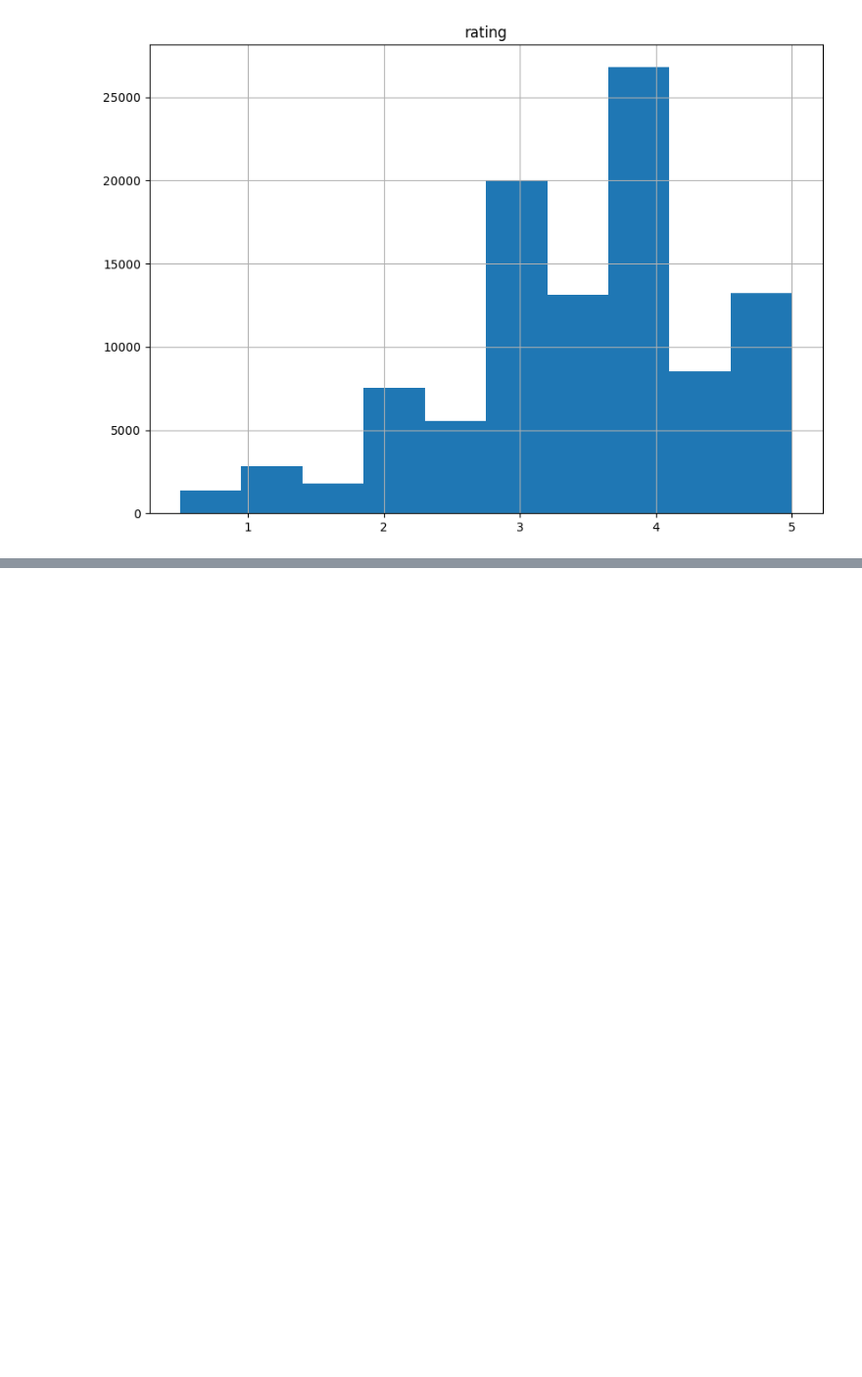
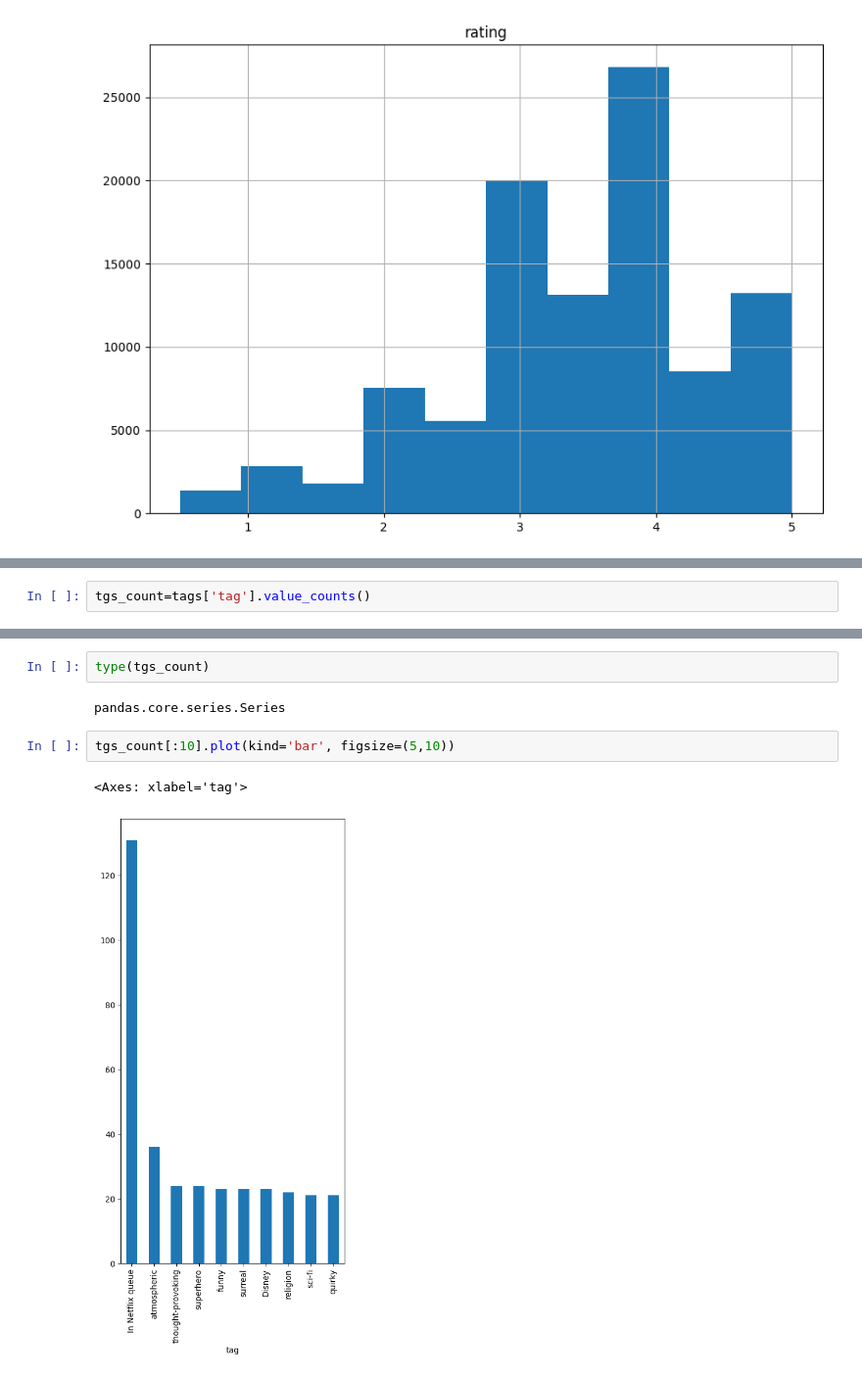
Before and after one commit to Cllasd44/Inteligencia-Artificiial, a Jupyter notebook: BD.ipynb, the cells around one changed output, grey strips where cells are left out. Shown at 98% size. Cells and saved outputs as stored; diff of their text form; blank space fills up the shorter version.

```diff
--- a/BD.ipynb
+++ b/BD.ipynb
@@ -176,0 +227,2 @@ array([[<Axes: title={'center': 'rating'}>]], dtype=object)
+# %%
+tgs_count=tags['tag'].value_counts()
@@ -176,0 +247,9 @@ array([[<Axes: title={'center': 'rating'}>]], dtype=object)
+# %%
+type(tgs_count)
+# %% [output]
+pandas.core.series.Series
+# %%
+tgs_count[:10].plot(kind='bar', figsize=(5,10))
+# %% [output]
+<Axes: xlabel='tag'>
+[figure, added]
```
Also changed, not shown: parts of 19 cells of this notebook.
